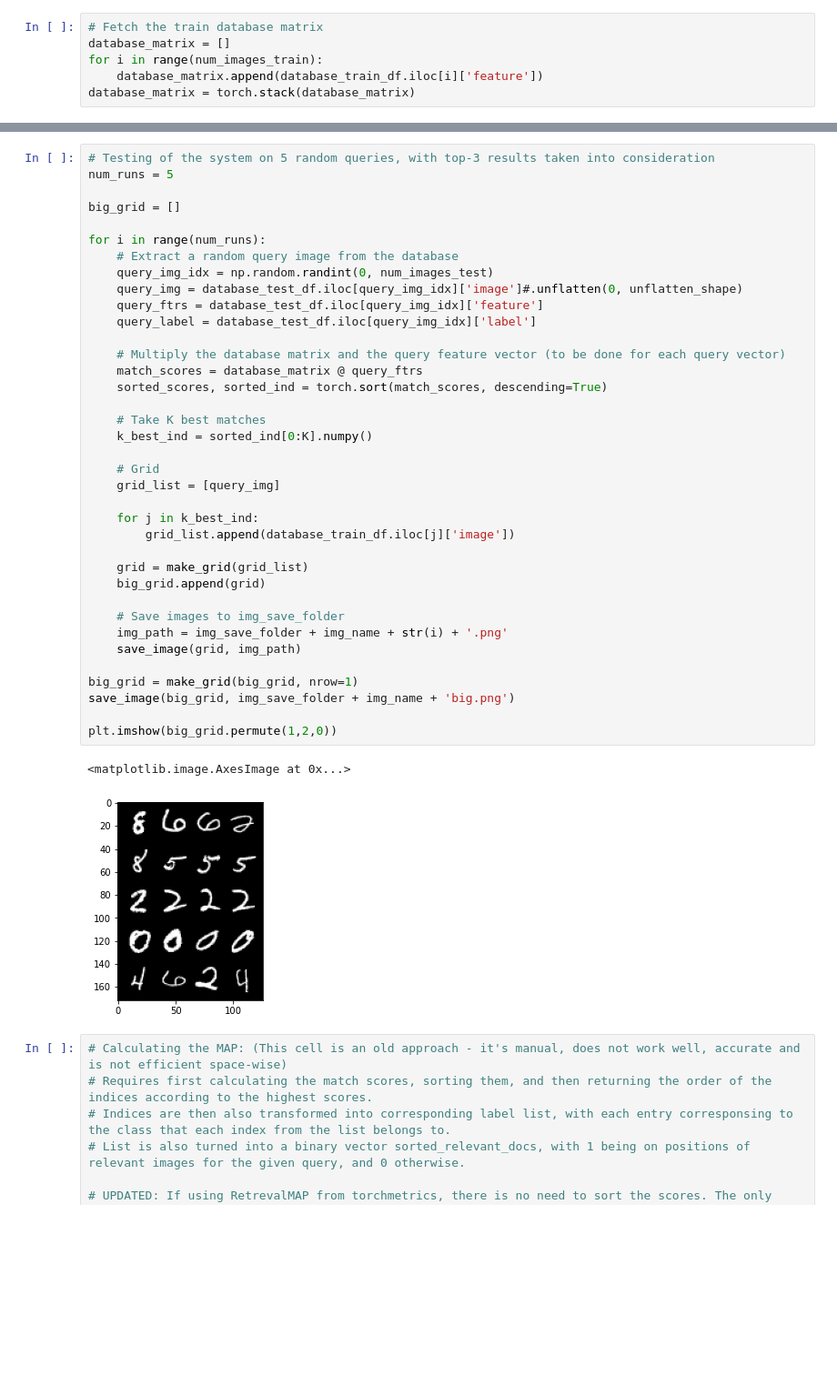
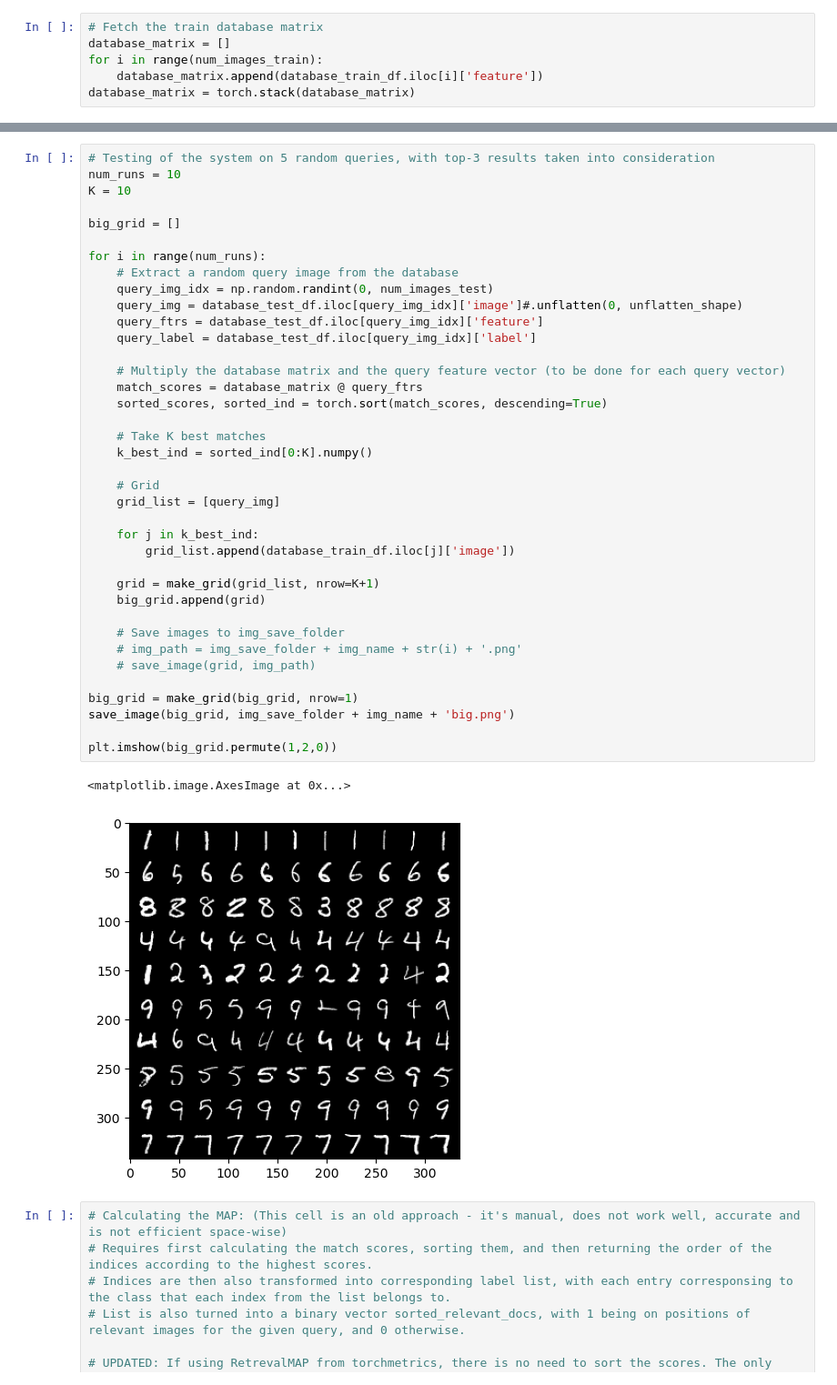
Before and after one commit to danilodjor/image-retrieval-using-transformers, a Jupyter notebook: query_test.ipynb, the cells around one changed output, grey strips where cells are left out. Shown: that part at 91% size. Saved outputs shown, nothing was run; the diff lists cells and outputs as text; blank space fills up the shorter version.

```diff
--- a/query_test.ipynb
+++ b/query_test.ipynb
@@ -88,43 +88,44 @@ for i, best_idx in enumerate(k_best_ind.numpy()):
 # %%
 # Testing of the system on 5 random queries, with top-3 results taken into consideration
-num_runs = 5
+num_runs = 10
+K = 10
 
 big_grid = []
 
 for i in range(num_runs):
     # Extract a random query image from the database
     query_img_idx = np.random.randint(0, num_images_test)
     query_img = database_test_df.iloc[query_img_idx]['image']#.unflatten(0, unflatten_shape)
     query_ftrs = database_test_df.iloc[query_img_idx]['feature']
     query_label = database_test_df.iloc[query_img_idx]['label']
 
     # Multiply the database matrix and the query feature vector (to be done for each query vector)
     match_scores = database_matrix @ query_ftrs
     sorted_scores, sorted_ind = torch.sort(match_scores, descending=True)
 
     # Take K best matches
     k_best_ind = sorted_ind[0:K].numpy()
 
     # Grid
     grid_list = [query_img]
 
     for j in k_best_ind:
         grid_list.append(database_train_df.iloc[j]['image'])
 
-    grid = make_grid(grid_list)
+    grid = make_grid(grid_list, nrow=K+1)
     big_grid.append(grid)
 
     # Save images to img_save_folder
-    img_path = img_save_folder + img_name + str(i) + '.png'
-    save_image(grid, img_path)
+    # img_path = img_save_folder + img_name + str(i) + '.png'
+    # save_image(grid, img_path)
 
 big_grid = make_grid(big_grid, nrow=1)
 save_image(big_grid, img_save_folder + img_name + 'big.png')
 
 plt.imshow(big_grid.permute(1,2,0))
 # %% [output]
 <matplotlib.image.AxesImage at 0x...>
-[figure, old version]
+[figure, new version]
 # %%
 # Calculating the MAP: (This cell is an old approach - it's manual, does not work well, accurate and is not efficient space-wise)
 # Requires first calculating the match scores, sorting them, and then returning the order of the indices according to the highest scores.
```
Also changed, not shown: parts of 6 cells of this notebook, 2 other files.
